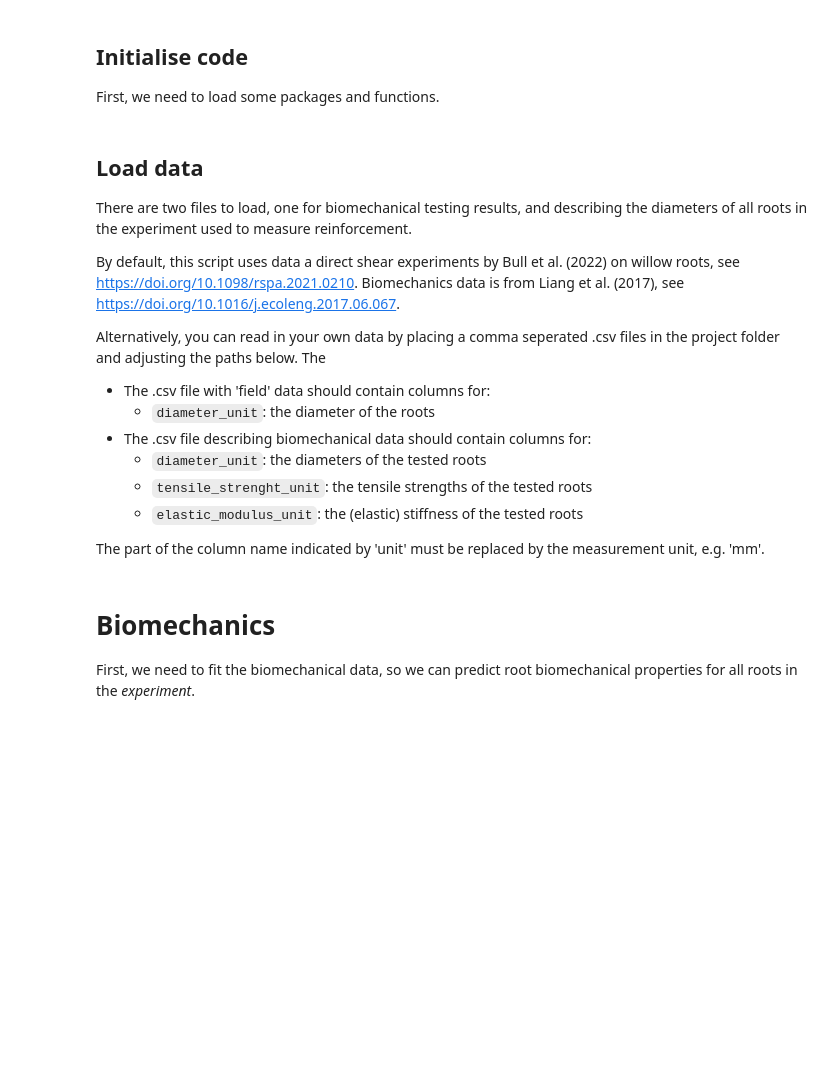
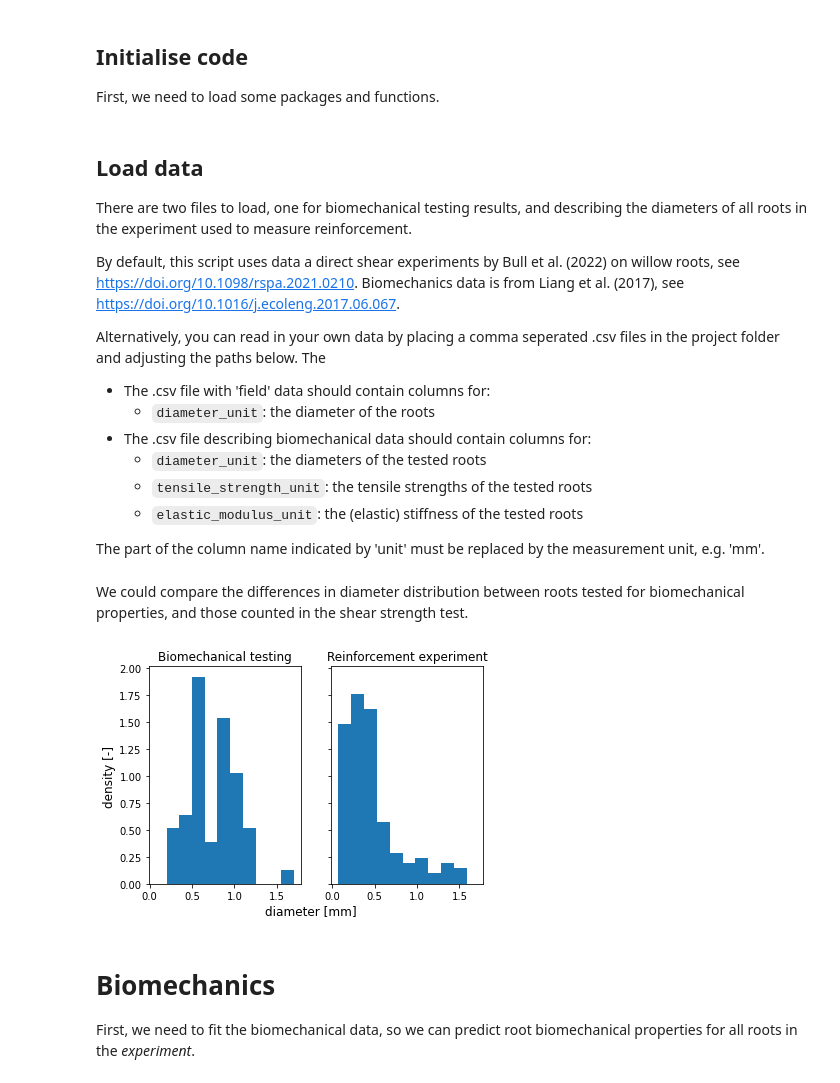
Before and after one commit to rootmemo/pyrootmemo, a Jupyter notebook: sbee2025/notebook_reinforcement.ipynb, the cells around one changed output. Saved outputs shown, nothing was run; the diff lists cells and outputs as text; code cells hidden in the pictures; blank space fills up the shorter version.

```diff
--- a/sbee2025/notebook_reinforcement.ipynb
+++ b/sbee2025/notebook_reinforcement.ipynb
@@ -30,7 +30,7 @@ Alternatively, you can read in your own data by placing a comma seperated .csv f
   * `diameter_unit`: the diameter of the roots
 * The .csv file describing biomechanical data should contain columns for:
   * `diameter_unit`: the diameters of the tested roots
-  * `tensile_strenght_unit`: the tensile strengths of the tested roots
+  * `tensile_strength_unit`: the tensile strengths of the tested roots
   * `elastic_modulus_unit`: the (elastic) stiffness of the tested roots
 
 The part of the column name indicated by 'unit' must be replaced by the measurement unit, e.g. 'mm'.
@@ -39,6 +39,21 @@ The part of the column name indicated by 'unit' must be replaced by the measurem
 roots_experiment = read_csv_roots('data/experiment_willowC_bull.csv')
 # measure biomechanical data as tested by Liang et al.
 roots_biomech = read_csv_roots('data/tensile_willow_liang2017.csv')
+# %% [markdown]
+We could compare the differences in diameter distribution between roots tested for biomechanical properties, and those counted in the shear strength test.
+# %%
+# generate a plot with two subplots
+fig, axs = plt.subplots(1, 2, sharex = True, sharey = True)
+fig.supxlabel('diameter [mm]')
+fig.supylabel('density [-]')
+# plot biomechanical in first subplot
+axs[0].hist(roots_biomech.diameter.to('mm').magnitude, density = True)
+axs[0].title.set_text('Biomechanical testing')
+# plot experiment in second subplot
+axs[1].hist(roots_experiment.diameter.to('mm').magnitude, density = True)
+axs[1].title.set_text('Reinforcement experiment')
+# %% [output]
+[figure, added]
 # %% [markdown]
 # Biomechanics
 
```
Also changed, not shown: parts of 3 cells of this notebook, 4 other files.
